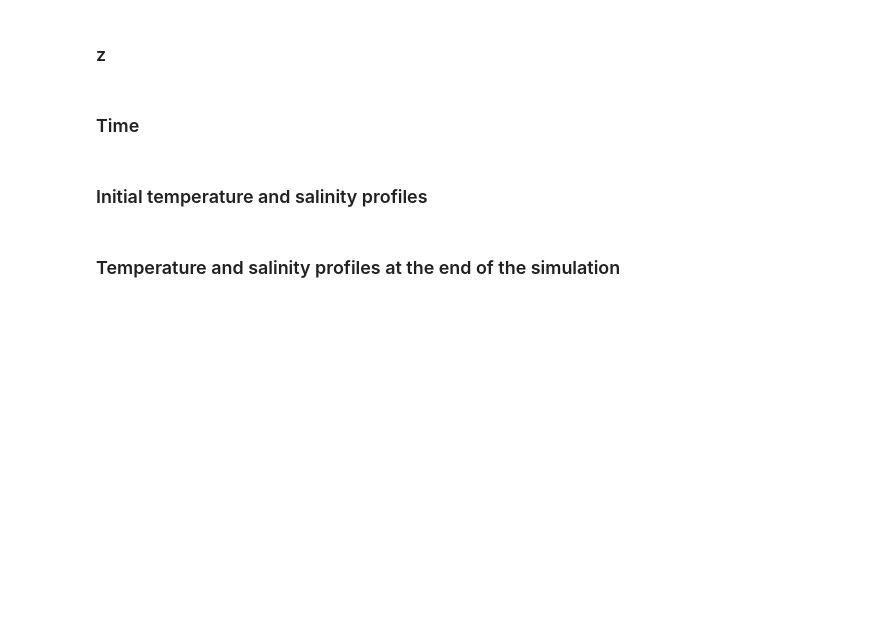
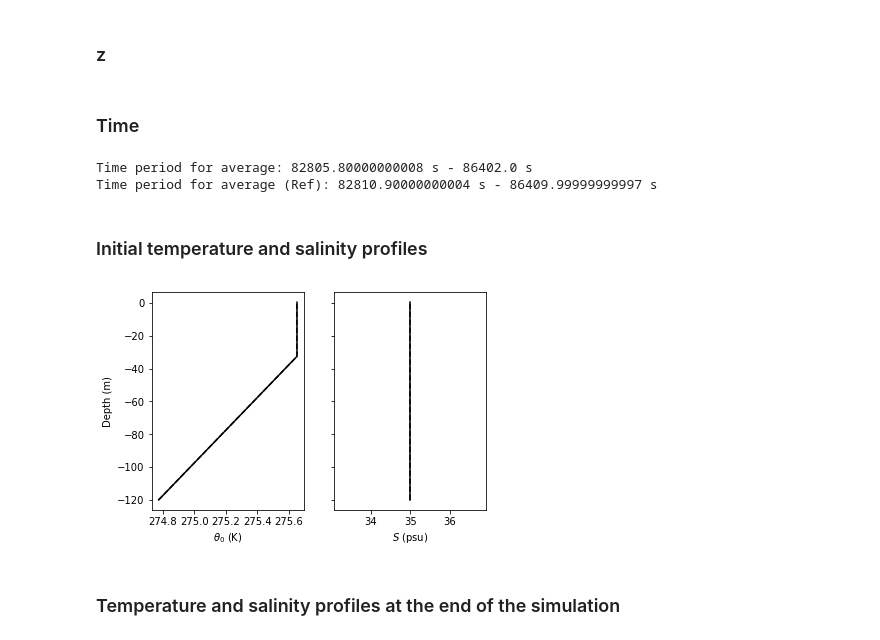
Before and after one commit to qingli411/LESAnalysis, a Jupyter notebook: plot_palm_mean_profile.ipynb, the cells around one changed output. Drawn from its saved outputs; the diff is of its cells as text; code cells hidden in the pictures; blank space fills up the shorter version.

```diff
--- a/plot_palm_mean_profile.ipynb
+++ b/plot_palm_mean_profile.ipynb
@@ -11 +7,4 @@ ncarlescase = '/usr/projects/climate/qingli/NCARLES/archive_les/hist/ncarles_MSM
+# %%
+palmcase = '/Users/qingli/data/palm/MSM97-LT'
+palmcase_ref = '/Users/qingli/data/palm/MSM97-ST'
 # %%
@@ -71,64 +55,43 @@ else:
 # %% [markdown]
 ### Time
 # %%
-# mean profile over an inertial period
+# mean profile
 time = data_pfl.dataset.variables['time'][:]
-if f_lastIP:
-    ttarget = time[-1]-deltat
-    tidx_end = -1
-else:
-    ttarget = t_end-deltat
-    tidx_end = np.argmin(np.abs(time-t_end))
+ttarget = time[-1]-deltat
 assert ttarget>tspinup, 'Run time too short for average over the last inertial period.'
 tidx_start = np.argmin(np.abs(time-ttarget))
+tidx_end = -1
 print('Time period for average: {} s - {} s'.format(time[tidx_start], time[tidx_end]))
 
 if f_ref:
     time_ref = data_pfl_ref.dataset.variables['time'][:]
-    if f_lastIP:
-        ttarget_ref = time_ref[-1]-deltat
-        tidx_end_ref = -1
-    else:
-        ttarget_ref = t_end-deltat
-        tidx_end_ref = np.argmin(np.abs(time_ref-t_end))
+    ttarget_ref = time_ref[-1]-deltat
     assert ttarget_ref>tspinup, 'Reference run time too short for average over the last inertial period.'
     tidx_start_ref = np.argmin(np.abs(time_ref-ttarget_ref))
+    tidx_end_ref = -1
     print('Time period for average (Ref): {} s - {} s'.format(time_ref[tidx_start_ref], time_ref[tidx_end_ref]))
-
-if f_ncar:
-    time_ncar = data_pfl_ncar.dataset.variables['time'][:]
-    if f_lastIP:
-        ttarget_ncar = time_ncar[-1]-deltat
-        tidx_end_ncar = -1
-    else:
-        ttarget_ncar = t_end-deltat
-        tidx_end_ncar = np.argmin(np.abs(time_ncar-t_end))
-    assert ttarget_ncar>tspinup, 'NCARLES run time too short for average over the last inertial period.'
-    tidx_start_ncar = np.argmin(np.abs(time_ncar-ttarget_ncar))
-    print('Time period for average (NCARLES): {} s - {} s'.
-          format(time_ncar[tidx_start_ncar], time_ncar[tidx_end_ncar]))
+# %% [output]
+Time period for average: 82805.80000000008 s - 86402.0 s
+Time period for average (Ref): 82810.90000000004 s - 86409.99999999997 s
 # %% [markdown]
 ### Initial temperature and salinity profiles
 # %%
 # plot
 fig, axarr = plt.subplots(1, 2, sharey='row')
 data_pfl.read_profile('pt', tidx_start=0, tidx_end=1).plot_mean(
                            axis=axarr[0], color='k', xlabel=r'$\theta_0$ (K)', ylabel='Depth (m)')
 data_pfl.read_profile('sa', tidx_start=0, tidx_end=1).plot_mean(
                            axis=axarr[1], color='k', xlabel=r'$S$ (psu)', ylabel='off')
 
 if f_ref:
     data_pfl_ref.read_profile('pt', tidx_start=0, tidx_end=1).plot_mean(
-                               axis=axarr[0], color=color_ref,
-                               xlabel='off', ylabel='off')
+                               axis=axarr[0], color='k',
+                               xlabel='off', ylabel='off', linestyle='--')
     data_pfl_ref.read_profile('sa', tidx_start=0, tidx_end=1).plot_mean(
-                               axis=axarr[1], color=color_ref,
-                               xlabel='off', ylabel='off')
-
-if f_ncar:
-    data_pfl_ncar.read_profile('txym', tidx_start=0, tidx_end=1).plot_mean(
-                                axis=axarr[0], color=color_ncar,
-                                xlabel='off', ylabel='off')
+                               axis=axarr[1], color='k',
+                               xlabel='off', ylabel='off', linestyle='--')
+# %% [output]
+[figure, added]
 # %% [markdown]
 ### Temperature and salinity profiles at the end of the simulation
 # %%
```
Also changed, not shown: parts of 14 cells of this notebook, 4 other files.
